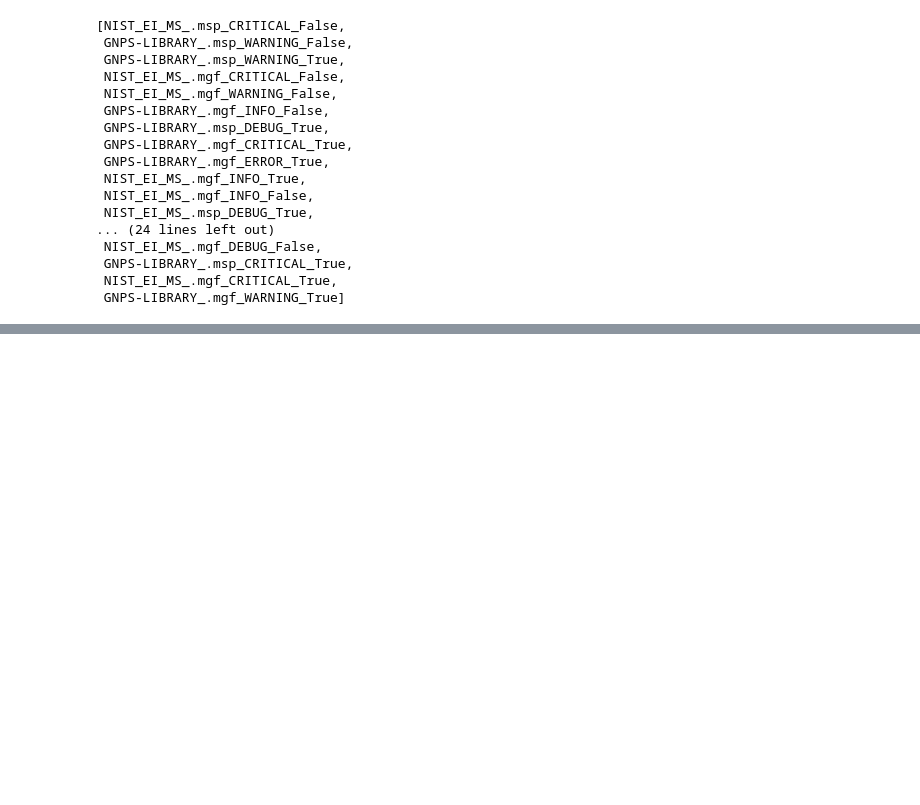
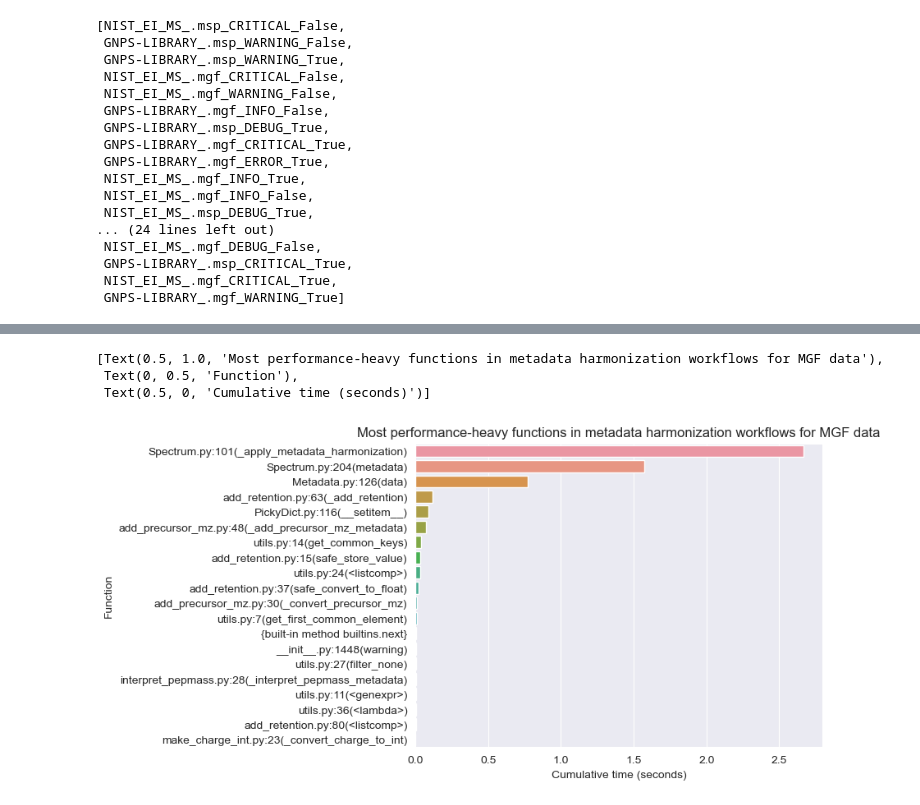
Before and after one commit to maximskoryk/matchms, a Jupyter notebook: benchmarking/profile_analysis.ipynb, the cells around one changed output, grey strips where cells are left out. Saved outputs shown, nothing was run; the diff lists cells and outputs as text; code cells hidden in the pictures; blank space fills up the shorter version.

```diff
--- a/benchmarking/profile_analysis.ipynb
+++ b/benchmarking/profile_analysis.ipynb
@@ -194,0 +256,12 @@ Runtime: 183.58 seconds
+# %%
+sns.barplot(data=set_difference_msp,
+            x="cumtime",
+            y="filename:lineno(function)")\
+    .set(title="Most performance-heavy functions in metadata harmonization workflows for MGF data",
+         ylabel="Function",
+         xlabel="Cumulative time (seconds)")
+# %% [output]
+[Text(0.5, 1.0, 'Most performance-heavy functions in metadata harmonization workflows for MGF data'),
+ Text(0, 0.5, 'Function'),
+ Text(0.5, 0, 'Cumulative time (seconds)')]
+[figure, added]
```
Also changed, not shown: parts of 18 cells of this notebook, 1 other file.
